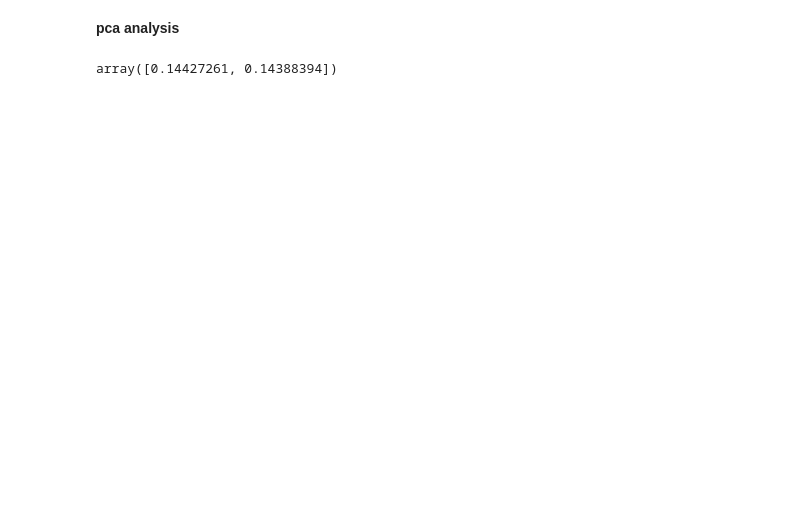
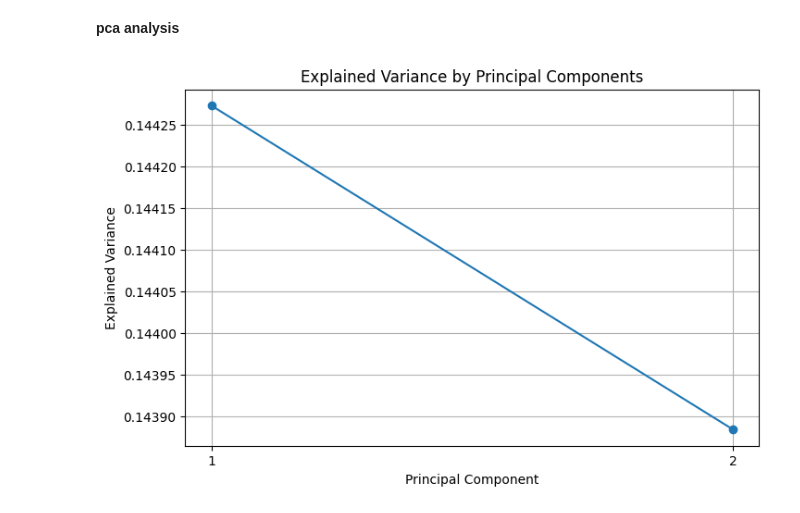
Before and after one commit to epythonlab/10academy-aim-week2-challenge, a Jupyter notebook: notebooks/user_analysis_notebook.ipynb, the cells around one changed output. Cells and saved outputs as stored; diff of their text form; code cells hidden in the pictures; blank space fills up the shorter version.

Commit message:
Performed user engagement analysis

```diff
--- a/notebooks/user_analysis_notebook.ipynb
+++ b/notebooks/user_analysis_notebook.ipynb
@@ -566,8 +526,15 @@ variables = [
     'Netflix Total (Bytes)', 'Gaming Total (Bytes)',
     'Other Total (Bytes)'
 ]
-pca_df, explained_var = eda.perform_pca(variables)
+pca_df, explained_variance = eda.perform_pca(variables)
-# %%
-explained_var
-# %% [output]
-array([0.14427261, 0.14388394])
+# %%
+plt.figure(figsize=(8, 5))
+plt.plot(range(1, len(explained_variance) + 1), explained_variance, marker='o')
+plt.title('Explained Variance by Principal Components')
+plt.xlabel('Principal Component')
+plt.ylabel('Explained Variance')
+plt.xticks(range(1, len(explained_variance) + 1))
+plt.grid(True)
+plt.show()
+# %% [output]
+[figure, added]
```
Also changed, not shown: parts of 7 cells of this notebook, 5 other files.
